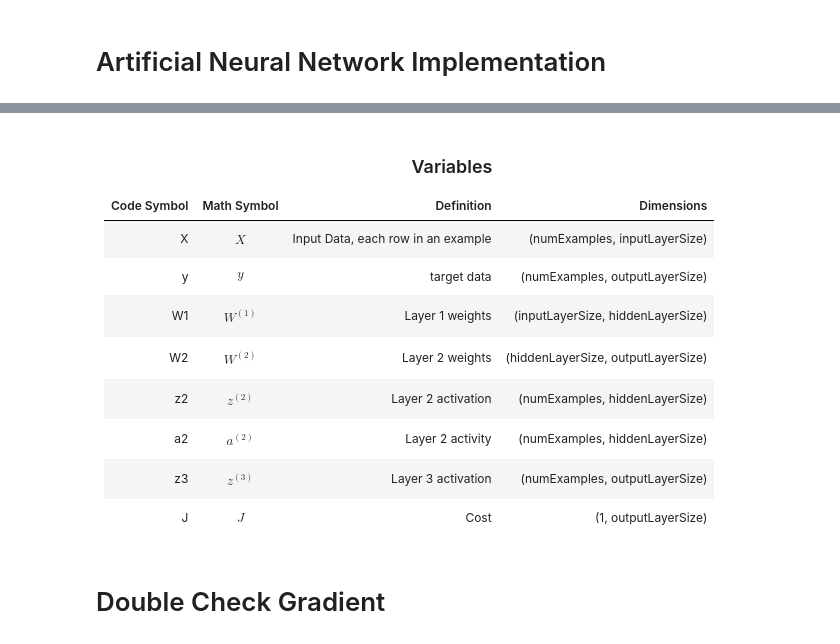
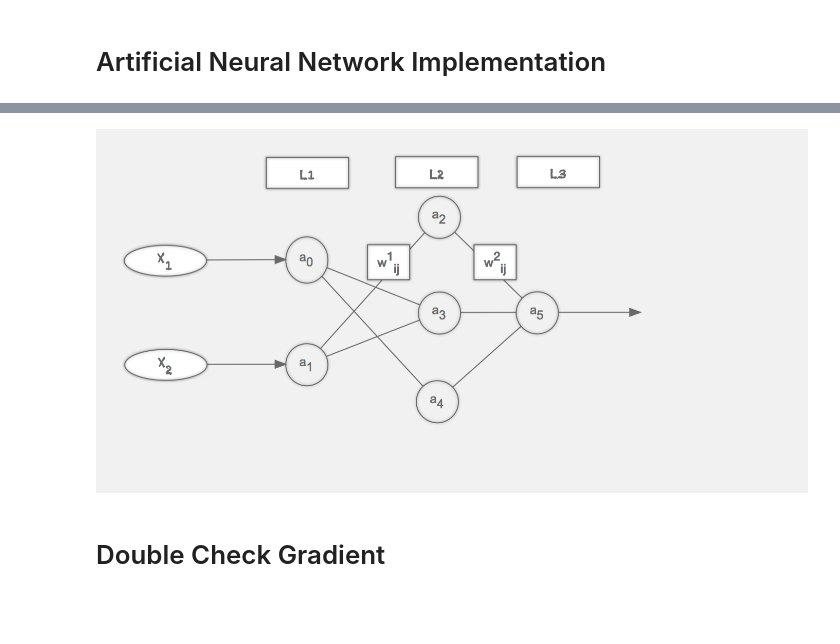
Before and after one commit to jjangsangy/GetDeeper, a Jupyter notebook: DeepLearning/PyNeuralNet.ipynb, the cells around one changed output, grey strips where cells are left out. Saved outputs shown, nothing was run; the diff lists cells and outputs as text; code cells hidden in the pictures; blank space fills up the shorter version.

```diff
--- a/DeepLearning/PyNeuralNet.ipynb
+++ b/DeepLearning/PyNeuralNet.ipynb
@@ -178,16 +191,8 @@ $$
-# %% [markdown]
-<h3 align = 'center'> Variables </h3>
-
-|Code Symbol | Math Symbol | Definition | Dimensions
-| :-: | :-: | :-: | :-: |
-|X|$$X$$|Input Data, each row in an example| (numExamples, inputLayerSize)|
-|y |$$y$$|target data|(numExamples, outputLayerSize)|
-|W1 | $$W^{(1)}$$ | Layer 1 weights | (inputLayerSize, hiddenLayerSize) |
-|W2 | $$W^{(2)}$$ | Layer 2 weights | (hiddenLayerSize, outputLayerSize) |
-|z2 | $$z^{(2)}$$ | Layer 2 activation | (numExamples, hiddenLayerSize) |
-|a2 | $$a^{(2)}$$ | Layer 2 activity | (numExamples, hiddenLayerSize) |
-|z3 | $$z^{(3)}$$ | Layer 3 activation | (numExamples, outputLayerSize) |
-|J | $$J$$ | Cost | (1, outputLayerSize) |
+# %%
+from IPython.core.display import Image
+Image(filename='ann.png')
+# %% [output]
+[figure, added]
 # %% [markdown]
 # Double Check Gradient
 # %%
```
Also changed, not shown: parts of 3 cells of this notebook, 1 other file.
